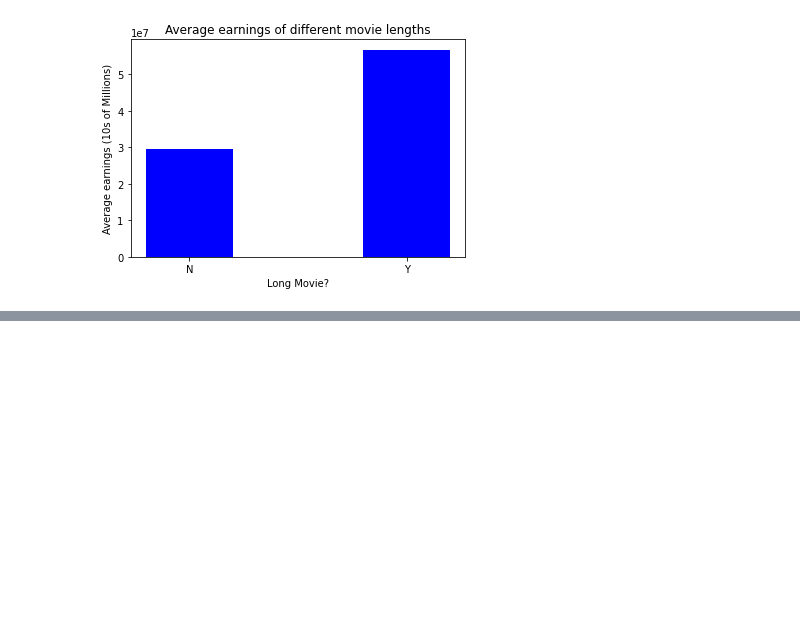
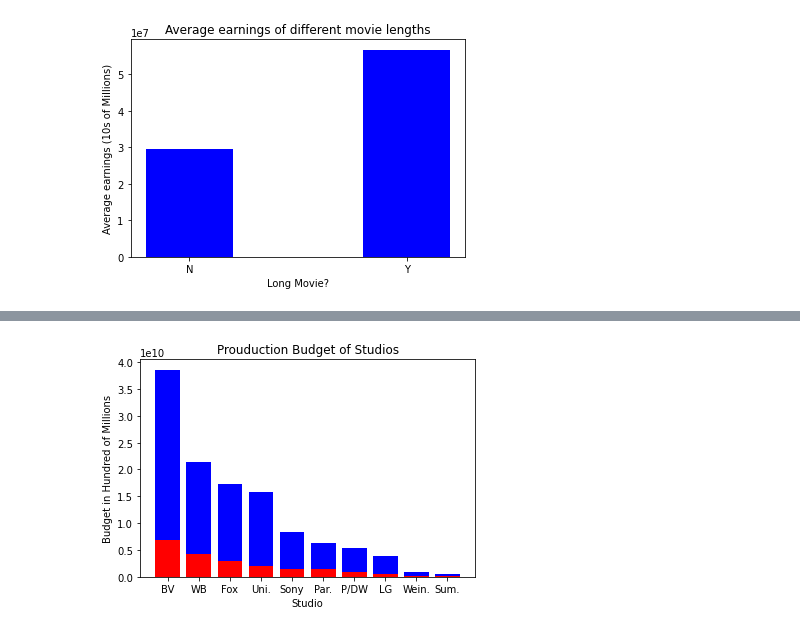
Before and after one commit to ARuizMartinezDeloitte/Capstone, a Jupyter notebook: notebooks/Ahmed-folder/Ahmed.ipynb, the cells around one changed output, grey strips where cells are left out. Drawn from its saved outputs; the diff is of its cells as text; code cells hidden in the pictures; blank space fills up the shorter version.

```diff
--- a/notebooks/Ahmed-folder/Ahmed.ipynb
+++ b/notebooks/Ahmed-folder/Ahmed.ipynb
@@ -262,3 +261,8 @@ plt.title("Average earnings of different movie lengths")
 plt.show()
 # %% [output]
 [figure]
+# %%
+movie_budget_df = df4[df4['worldwide_gross'] > 400000000]
+movie_budget_df = movie_budget_df[['production_budget', 'worldwide_gross', 'studio']].groupby(by='studio').sum().sort_values(by=['production_budget'], ascending=False)
+movie_budget_df.reset_index(inplace=True)
+movie_budget_df
@@ -264,0 +283,4 @@ plt.show()
+# %%
+movie_budget_df['studio'] = movie_budget_df['studio'].replace('^WB.*', 'WB', regex=True)
+movie_budget_df['studio'] = movie_budget_df['studio'].replace('^LG.*', 'LG', regex=True)
+movie_budget_df['studio']
@@ -264,0 +301,3 @@ plt.show()
+# %%
+movie_budget_df = movie_budget_df.groupby(movie_budget_df["studio"], sort=False).sum()
+movie_budget_df.reset_index()
@@ -264,0 +316,17 @@ plt.show()
+# %%
+#Our X-Values will be the studios
+x = list(movie_budget_df.index)
+
+#We need 2 bars to make a stacked bar chart. The revenue will on average be greater than the expense.
+#Because of this, we will graph the expense on top of the revenue
+revenue_y = movie_budget_df.groupby(by = 'studio').mean().sort_values(by=['worldwide_gross'], ascending=False)['worldwide_gross']
+expense_y = movie_budget_df.groupby(by = 'studio').mean().sort_values(by=['production_budget'], ascending=False)['production_budget']
+# %%
+plt.bar(x, expense_y, color='r')
+plt.bar(x, revenue_y, bottom=expense_y, color='b')
+plt.xlabel("Studio")
+plt.ylabel("Budget in Hundred of Millions")
+plt.title("Prouduction Budget of Studios")
+plt.show()
+# %% [output]
+[figure, added]
```
Also changed, not shown: parts of 9 cells of this notebook.
